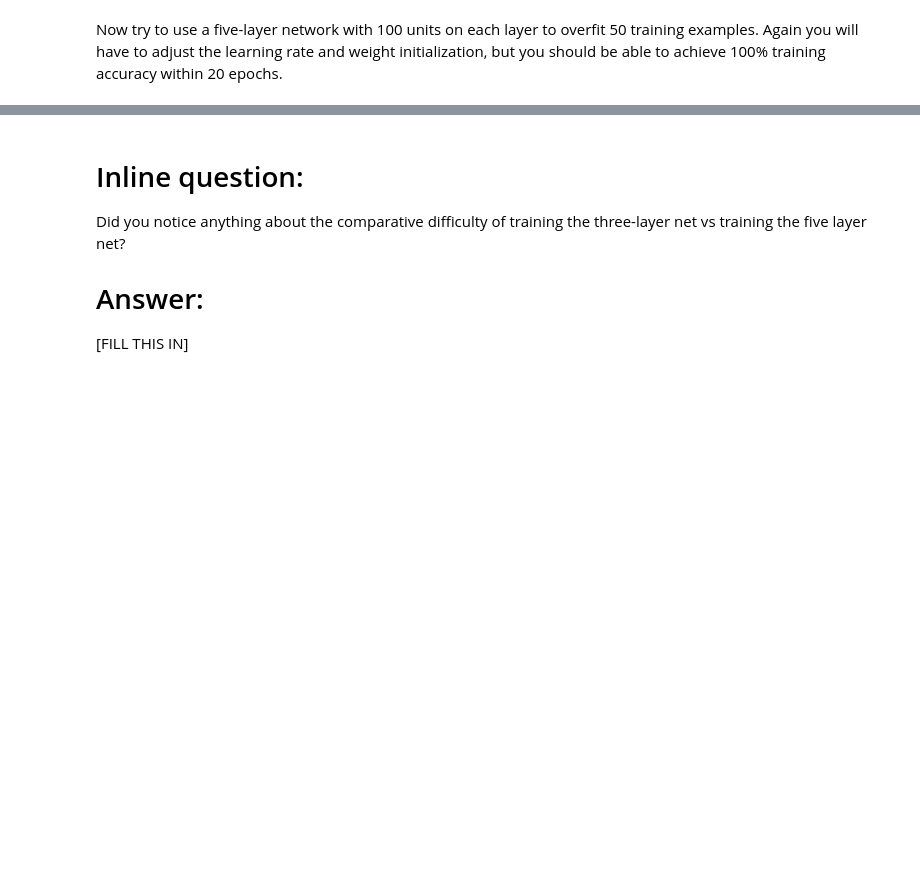
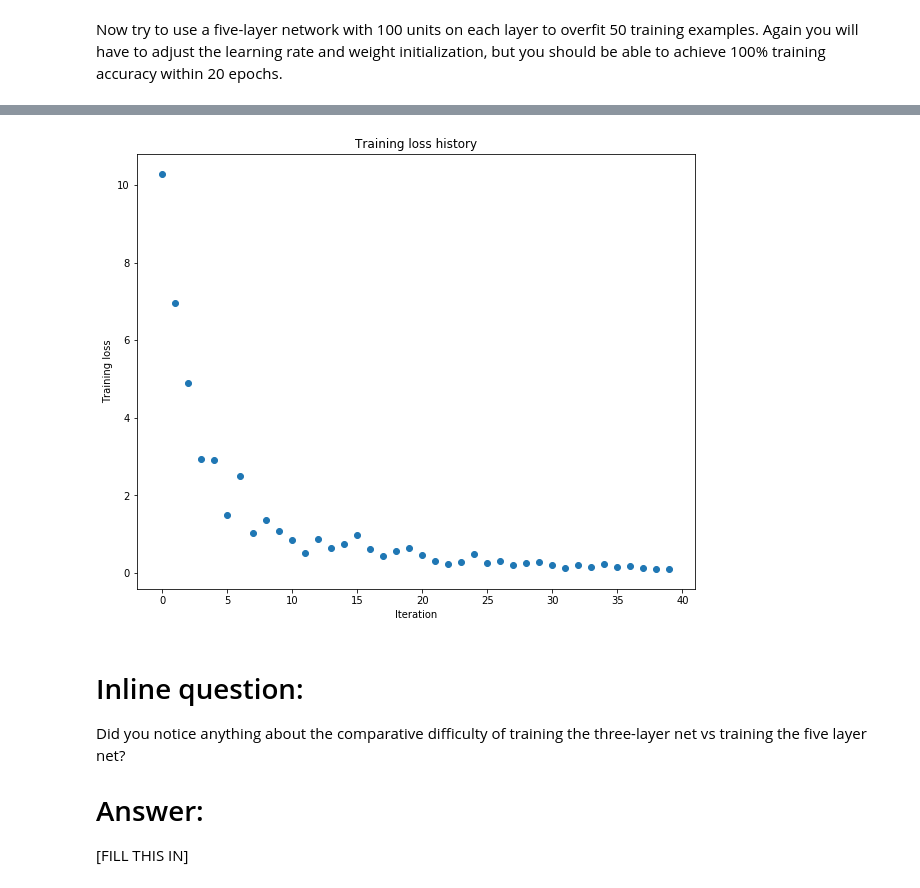
Before and after one commit to huohuotm/CS231, a Jupyter notebook: assignment2/FullyConnectedNets.ipynb, the cells around one changed output, grey strips where cells are left out. Drawn from its saved outputs; the diff is of its cells as text; code cells hidden in the pictures; blank space fills up the shorter version.

Commit message:
A2-Q1
fullconnet layer, except batch normalization,dropout

```diff
--- a/assignment2/FullyConnectedNets.ipynb
+++ b/assignment2/FullyConnectedNets.ipynb
@@ -418,17 +480,39 @@ small_data = {
   'y_val': data['y_val'],
 }
 
+# weight_scales = [1e-1,1e-2,1e-3]
+# learning_rates = [1e-2,1e-3,1e-4]
+# best_loss = 2
+# for lr in learning_rates:
+#     for ws in weight_scales:
+#         model = FullyConnectedNet([100, 100, 100, 100],
+#                     weight_scale=weight_scale, dtype=np.float64)
+#         solver = Solver(model, small_data,
+#                     print_every=10, num_epochs=20, batch_size=25,
+#                     update_rule='sgd',
+#                     optim_config={
+#                       'learning_rate': learning_rate,
+#                     }
+#              )
+#         solver.train()
+#         train_loss = solver.loss_history[-1]
+#         if train_loss<best_loss:
+#             best_loss = train_loss
+#             best_lr = lr
+#             best_ws =ws
+
+weight_scale = 6e-2
 learning_rate = 1e-3
-weight_scale = 1e-5
+
 model = FullyConnectedNet([100, 100, 100, 100],
-                weight_scale=weight_scale, dtype=np.float64)
+                    weight_scale=weight_scale, dtype=np.float64)
 solver = Solver(model, small_data,
-                print_every=10, num_epochs=20, batch_size=25,
-                update_rule='sgd',
-                optim_config={
-                  'learning_rate': learning_rate,
-                }
-         )
+                    print_every=10, num_epochs=20, batch_size=25,
+                    update_rule='sgd',
+                    optim_config={
+                      'learning_rate': learning_rate,
+                    }
+             )
 solver.train()
 
 plt.plot(solver.loss_history, 'o')
@@ -436,3 +520,4 @@ plt.title('Training loss history')
 plt.xlabel('Iteration')
 plt.ylabel('Training loss')
 plt.show()
+# %% [output]
@@ -439,3 +541,4 @@ plt.show()
+[figure, added]
 # %% [markdown]
 # Inline question:
 Did you notice anything about the comparative difficulty of training the three-layer net vs training the five layer net?
```
Also changed, not shown: parts of 5 cells of this notebook, 2 other files.
